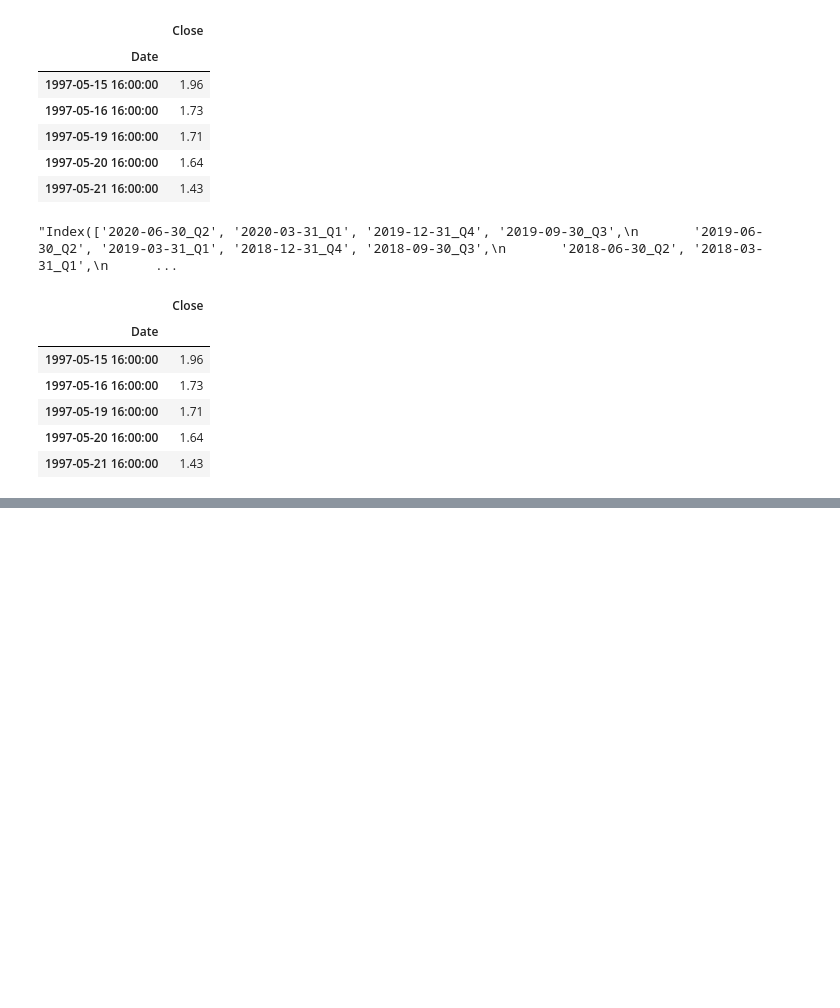
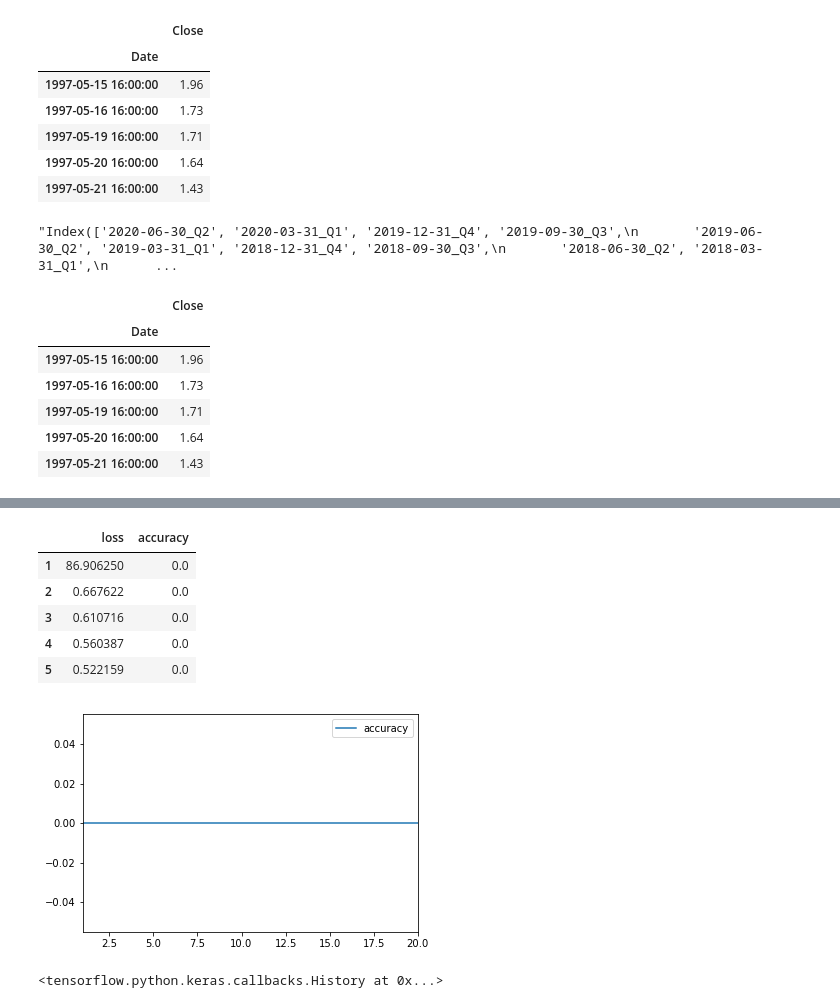
Before and after one commit to arsm800/project-2-machine-learning, a Jupyter notebook: notebook_asm.ipynb, the cells around one changed output, grey strips where cells are left out. Drawn from its saved outputs; the diff is of its cells as text; code cells hidden in the pictures; blank space fills up the shorter version.

```diff
--- a/notebook_asm.ipynb
+++ b/notebook_asm.ipynb
@@ -301,0 +330,18 @@ stocks.loc['2020'].plot()
+# %%
+# Plot the accuracy
+
+df_plot.plot(y='accuracy')
+
+df_plot.head()
+# %% [output]
+|  | loss | accuracy |
+| 1 | 86.906250 | 0.0 |
+| 2 | 0.667622 | 0.0 |
+| 3 | 0.610716 | 0.0 |
+| 4 | 0.560387 | 0.0 |
+| 5 | 0.522159 | 0.0 |
+[figure, added]
+# %%
+model.history
+# %% [output]
+<tensorflow.python.keras.callbacks.History at 0x...>
```
Also changed, not shown: parts of 17 cells of this notebook, 20 other files.
